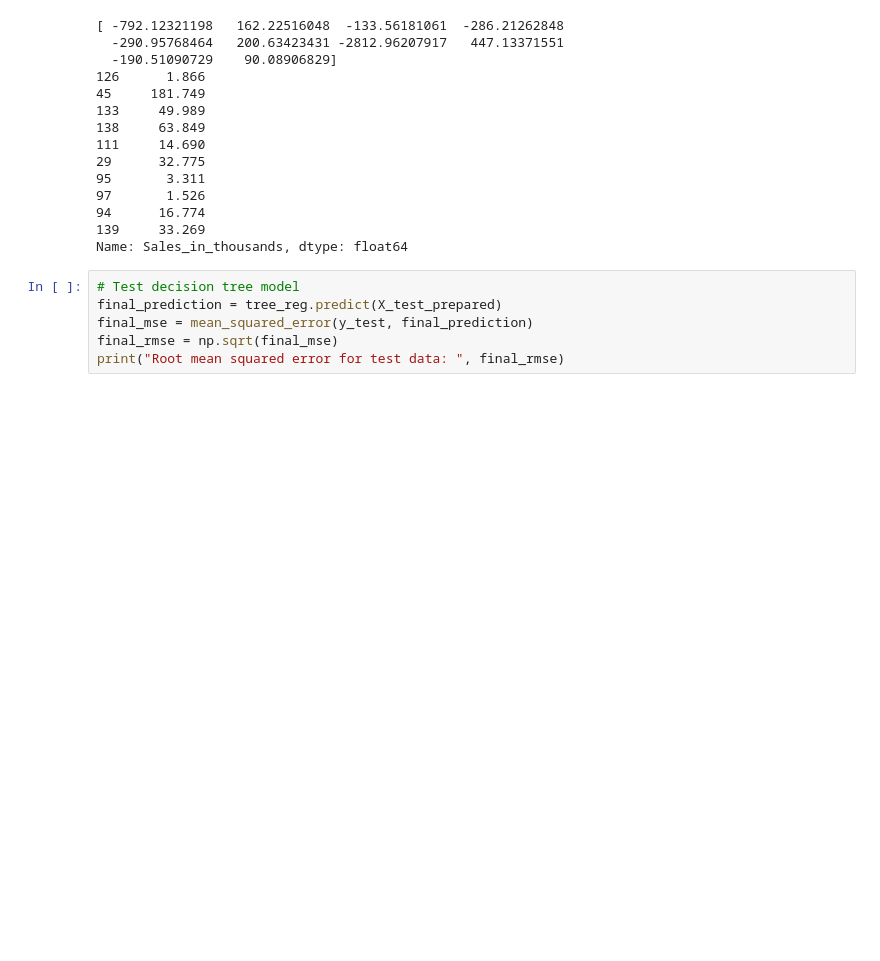
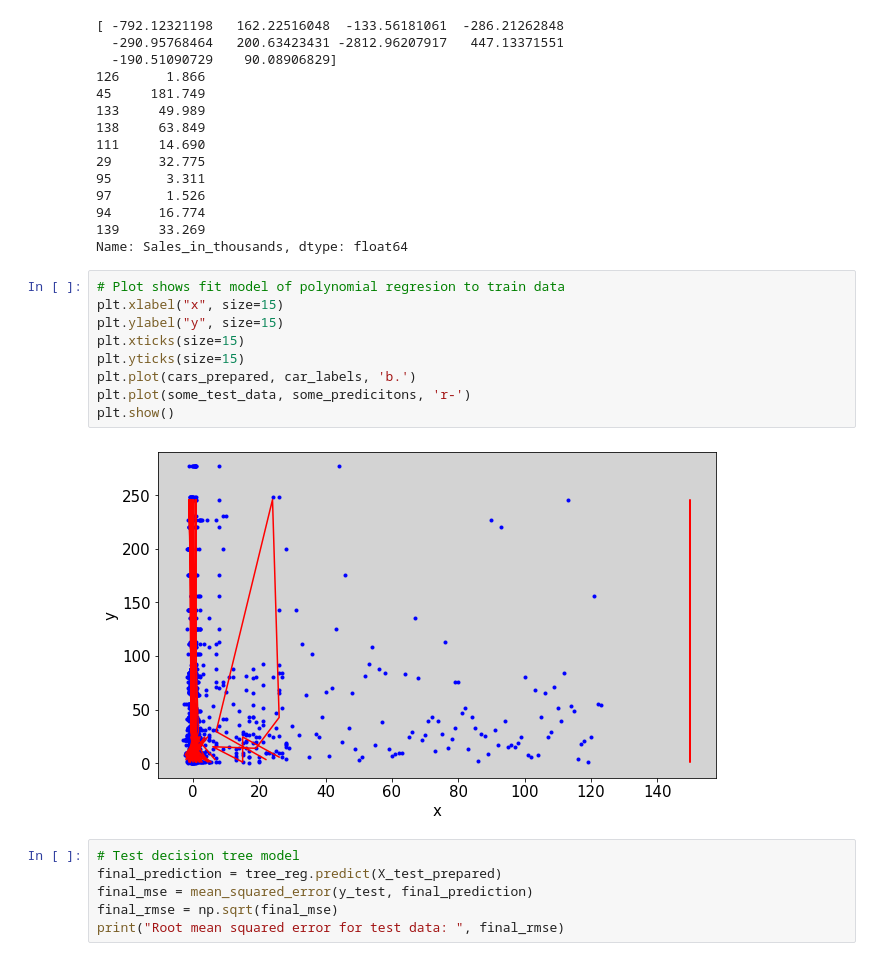
Before and after one commit to KacperUrban/Predict-car-sales, a Jupyter notebook: Car_predict.ipynb, the cells around one changed output. Cells and saved outputs as stored; diff of their text form; blank space fills up the shorter version.

Commit message:
Add graphical representation of data and how fit model to data

```diff
--- a/Car_predict.ipynb
+++ b/Car_predict.ipynb
@@ -439,6 +439,17 @@ print(some_test_labels)
 94      16.774
 139     33.269
 Name: Sales_in_thousands, dtype: float64
+# %%
+# Plot shows fit model of polynomial regresion to train data
+plt.xlabel("x", size=15)
+plt.ylabel("y", size=15)
+plt.xticks(size=15)
+plt.yticks(size=15)
+plt.plot(cars_prepared, car_labels, 'b.')
+plt.plot(some_test_data, some_predicitons, 'r-')
+plt.show()
+# %% [output]
+[figure, added]
 # %%
 # Test decision tree model
 final_prediction = tree_reg.predict(X_test_prepared)
```
